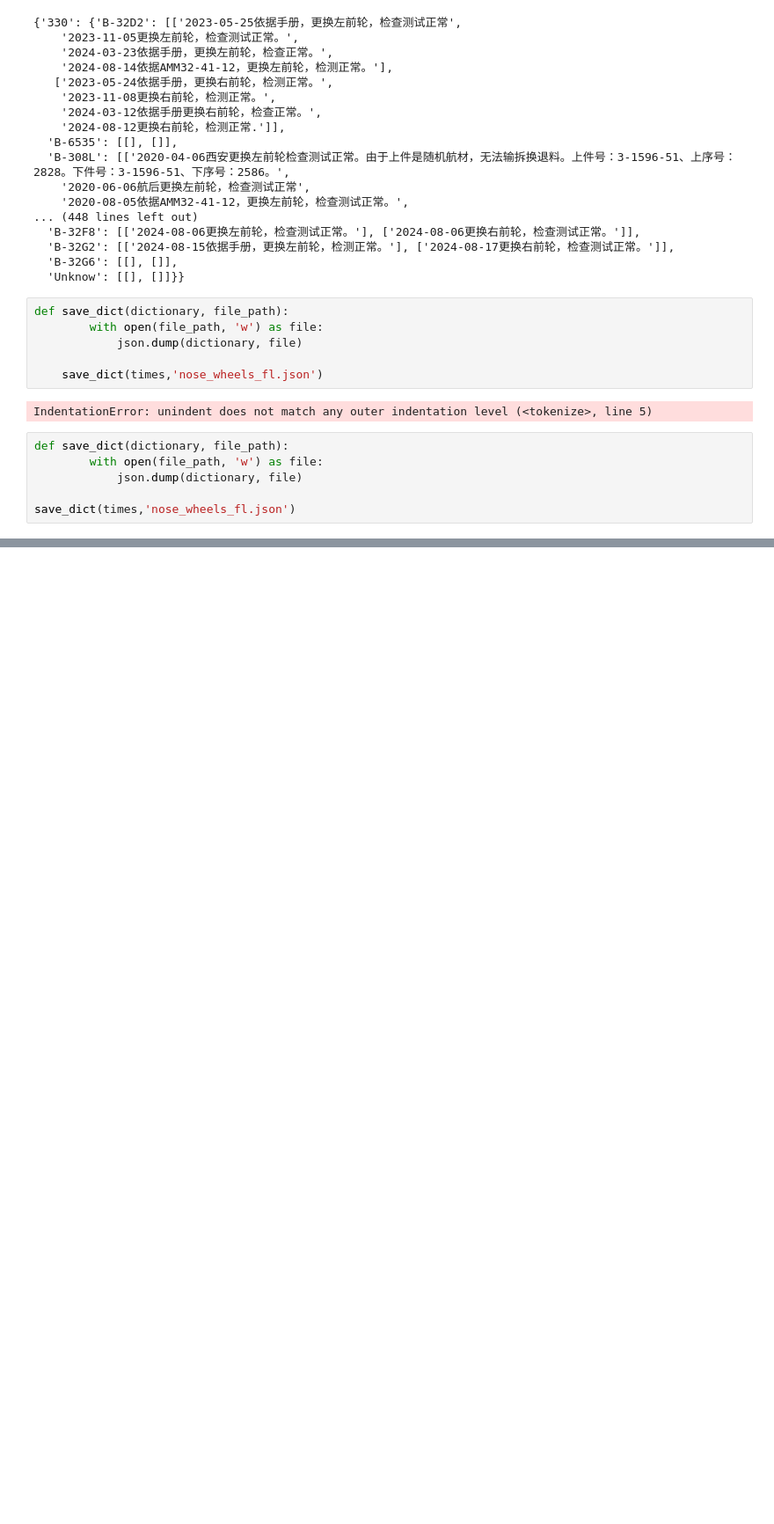
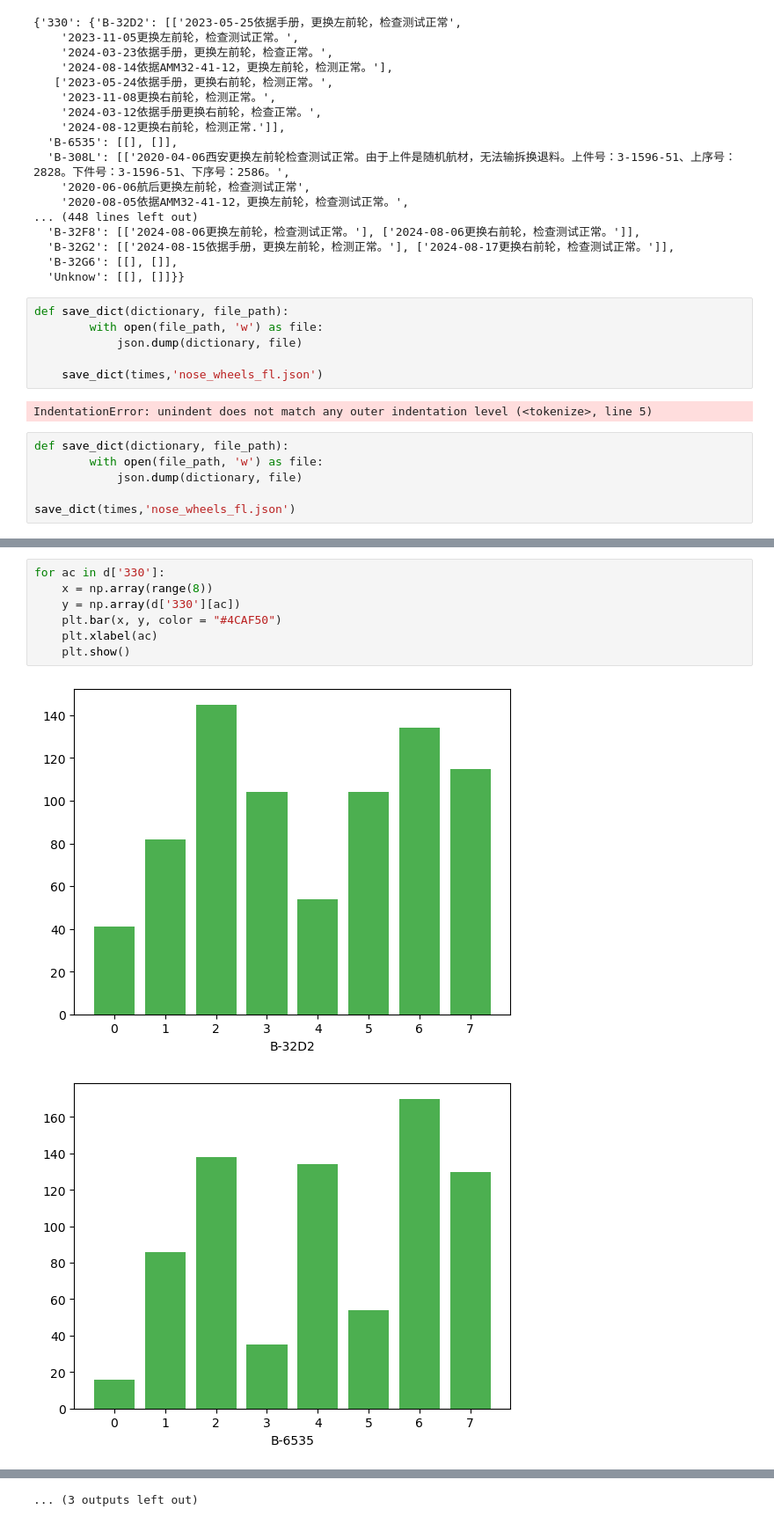
Before and after one commit to makejeef/amro, a Jupyter notebook: fl_data.ipynb, the cells around one changed output, grey strips where cells are left out. Shown at 88% size. Drawn from its saved outputs; the diff is of its cells as text; blank space fills up the shorter version.

```diff
--- a/fl_data.ipynb
+++ b/fl_data.ipynb
@@ -831,0 +1010,10 @@ save_dict(times,'nose_wheels_fl.json')
+# %%
+for ac in d['330']:
+    x = np.array(range(8))
+    y = np.array(d['330'][ac])
+    plt.bar(x, y, color = "#4CAF50")
+    plt.xlabel(ac)
+    plt.show()
+# %% [output]
+[figure, added]
+[figure, added]
@@ -831,0 +1030 @@ save_dict(times,'nose_wheels_fl.json')
+... (3 outputs left out)
```
Also changed, not shown: parts of 43 cells of this notebook, 11 other files.
